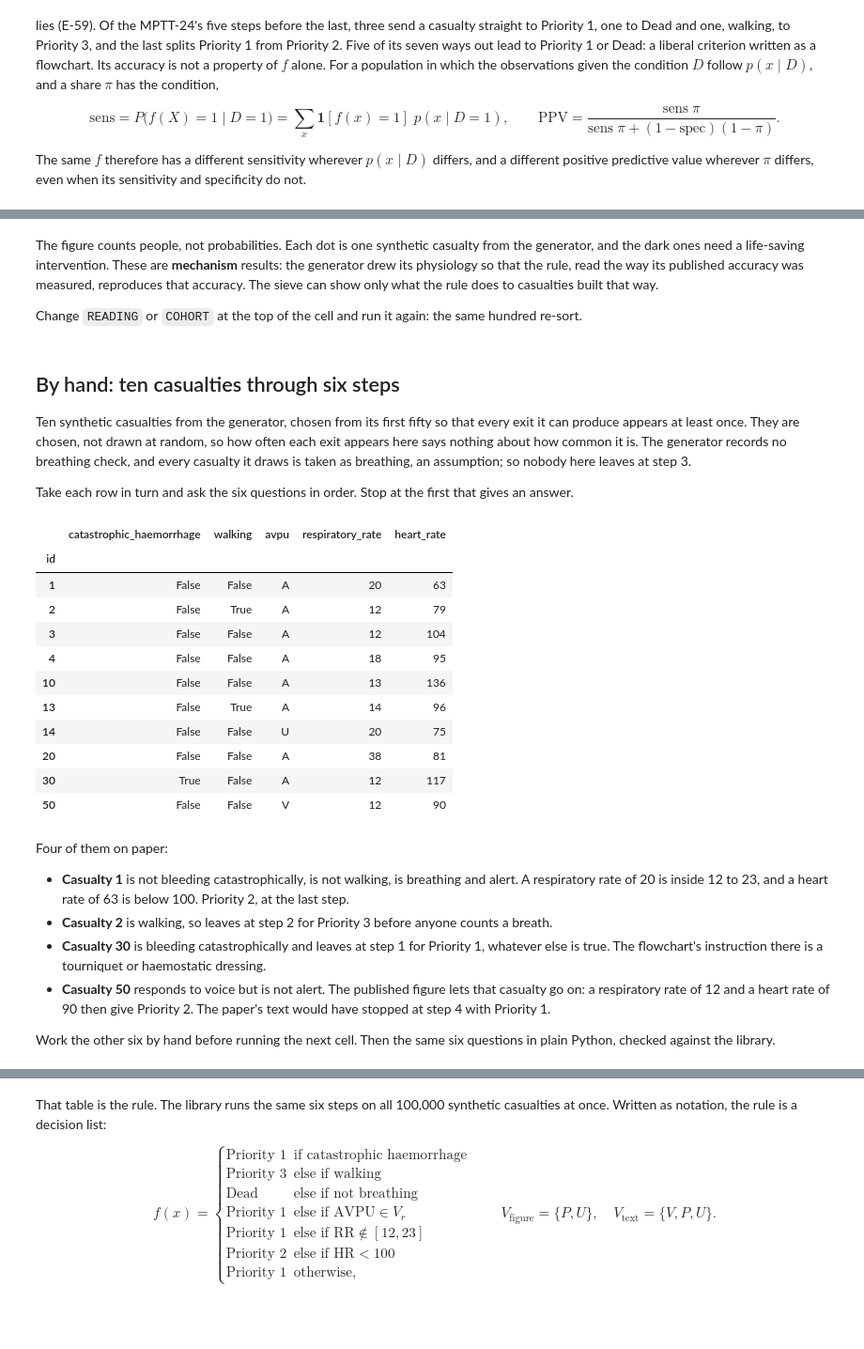
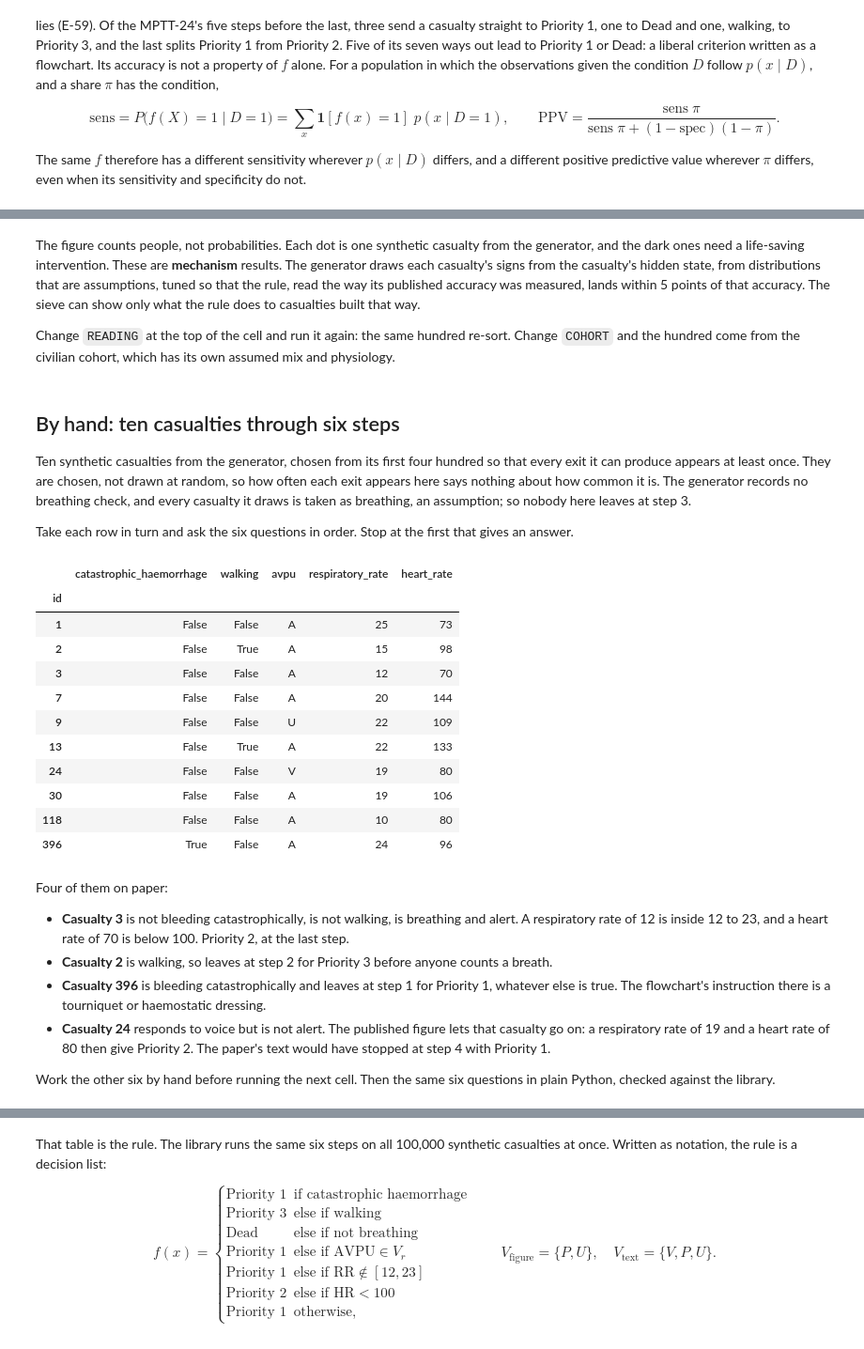
Before and after one commit to RossTylr/inference-labs, a Jupyter notebook: notebooks/01_rules.ipynb, the cells around one changed output, grey strips where cells are left out. Shown at 94% size. Saved outputs shown, nothing was run; the diff lists cells and outputs as text; code cells hidden in the pictures; blank space fills up the shorter version.

Commit message:
Re-run both lenses on generator version 2; validate slices 1 and 2
Co-Authored-By: Claude Opus 5.5 <noreply@anthropic.com>

```diff
--- a/notebooks/01_rules.ipynb
+++ b/notebooks/01_rules.ipynb
@@ -109,38 +109,38 @@ plt.show()
 # %% [markdown]
-The figure counts people, not probabilities. Each dot is one synthetic casualty from the generator, and the dark ones need a life-saving intervention. These are **mechanism** results: the generator drew its physiology so that the rule, read the way its published accuracy was measured, reproduces that accuracy. The sieve can show only what the rule does to casualties built that way.
+The figure counts people, not probabilities. Each dot is one synthetic casualty from the generator, and the dark ones need a life-saving intervention. These are **mechanism** results. The generator draws each casualty's signs from the casualty's hidden state, from distributions that are assumptions, tuned so that the rule, read the way its published accuracy was measured, lands within 5 points of that accuracy. The sieve can show only what the rule does to casualties built that way.
 
-Change `READING` or `COHORT` at the top of the cell and run it again: the same hundred re-sort.
+Change `READING` at the top of the cell and run it again: the same hundred re-sort. Change `COHORT` and the hundred come from the civilian cohort, which has its own assumed mix and physiology.
 # %% [markdown]
 ## By hand: ten casualties through six steps
 
-Ten synthetic casualties from the generator, chosen from its first fifty so that every exit it can produce appears at least once. They are chosen, not drawn at random, so how often each exit appears here says nothing about how common it is. The generator records no breathing check, and every casualty it draws is taken as breathing, an assumption; so nobody here leaves at step 3.
+Ten synthetic casualties from the generator, chosen from its first four hundred so that every exit it can produce appears at least once. They are chosen, not drawn at random, so how often each exit appears here says nothing about how common it is. The generator records no breathing check, and every casualty it draws is taken as breathing, an assumption; so nobody here leaves at step 3.
 
 Take each row in turn and ask the six questions in order. Stop at the first that gives an answer.
 # %%
-TEN = [1, 2, 3, 4, 10, 13, 14, 20, 30, 50]
+TEN = [1, 2, 3, 7, 9, 13, 24, 30, 118, 396]
 columns = ["catastrophic_haemorrhage", "walking", "avpu", "respiratory_rate", "heart_rate"]
 ten = observed.loc[observed["id"].isin(TEN), ["id"] + columns].set_index("id")
 ten
 # %% [output]
 |  | catastrophic_haemorrhage | walking | avpu | respiratory_rate | heart_rate |
 | id |  |  |  |  |  |
-| 1 | False | False | A | 20 | 63 |
-| 2 | False | True | A | 12 | 79 |
-| 3 | False | False | A | 12 | 104 |
-| 4 | False | False | A | 18 | 95 |
-| 10 | False | False | A | 13 | 136 |
-| 13 | False | True | A | 14 | 96 |
-| 14 | False | False | U | 20 | 75 |
-| 20 | False | False | A | 38 | 81 |
-| 30 | True | False | A | 12 | 117 |
-| 50 | False | False | V | 12 | 90 |
+| 1 | False | False | A | 25 | 73 |
+| 2 | False | True | A | 15 | 98 |
+| 3 | False | False | A | 12 | 70 |
+| 7 | False | False | A | 20 | 144 |
+| 9 | False | False | U | 22 | 109 |
+| 13 | False | True | A | 22 | 133 |
+| 24 | False | False | V | 19 | 80 |
+| 30 | False | False | A | 19 | 106 |
+| 118 | False | False | A | 10 | 80 |
+| 396 | True | False | A | 24 | 96 |
 # %% [markdown]
 Four of them on paper:
 
-- **Casualty 1** is not bleeding catastrophically, is not walking, is breathing and alert. A respiratory rate of 20 is inside 12 to 23, and a heart rate of 63 is below 100. Priority 2, at the last step.
+- **Casualty 3** is not bleeding catastrophically, is not walking, is breathing and alert. A respiratory rate of 12 is inside 12 to 23, and a heart rate of 70 is below 100. Priority 2, at the last step.
 - **Casualty 2** is walking, so leaves at step 2 for Priority 3 before anyone counts a breath.
-- **Casualty 30** is bleeding catastrophically and leaves at step 1 for Priority 1, whatever else is true. The flowchart's instruction there is a tourniquet or haemostatic dressing.
-- **Casualty 50** responds to voice but is not alert. The published figure lets that casualty go on: a respiratory rate of 12 and a heart rate of 90 then give Priority 2. The paper's text would have stopped at step 4 with Priority 1.
+- **Casualty 396** is bleeding catastrophically and leaves at step 1 for Priority 1, whatever else is true. The flowchart's instruction there is a tourniquet or haemostatic dressing.
+- **Casualty 24** responds to voice but is not alert. The published figure lets that casualty go on: a respiratory rate of 19 and a heart rate of 80 then give Priority 2. The paper's text would have stopped at step 4 with Priority 1.
 
 Work the other six by hand before running the next cell. Then the same six questions in plain Python, checked against the library.
 # %%
```
Also changed, not shown: parts of 20 cells of this notebook, 7 other files.
